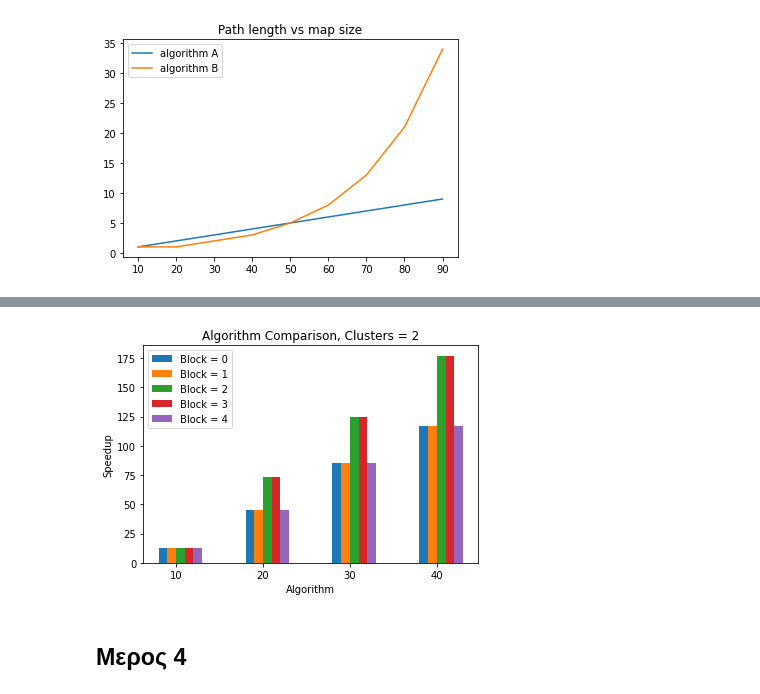
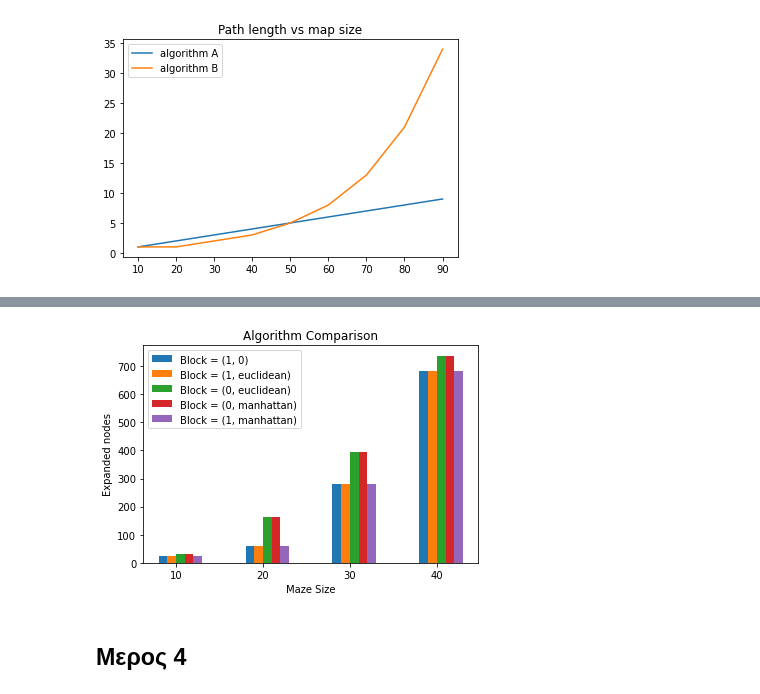
Before and after one commit to steltze/ai-lab, a Jupyter notebook: AI_23_ΕΧ1_v2.ipynb, the cells around one changed output, grey strips where cells are left out. Drawn from its saved outputs; the diff is of its cells as text; code cells hidden in the pictures.

```diff
--- a/AI_23_ΕΧ1_v2.ipynb
+++ b/AI_23_ΕΧ1_v2.ipynb
@@ -581,7 +581,9 @@ x_axis = 1
 
 sizes = [10, 20, 30, 40]
 
-results = np.zeros((5, len(sizes)), dtype=float)
+results_shortest_path = np.zeros((5, len(sizes)), dtype=float)
+results_expanded_nodes = np.zeros((5, len(sizes)), dtype=float)
+
 
 for index, N in enumerate(sizes):
     S = (1,1)
@@ -593,10 +595,12 @@ for index, N in enumerate(sizes):
         for runCount in range(numberOfIterations):
 
             pf = choose_algorith(number, S, F, map)
-            results[number, index] += pf.get_path_lenth()
-        results[number, index] = results[number, index] / numberOfIterations
+            results_shortest_path[number, index] += pf.get_path_lenth()
+            results_expanded_nodes[number, index] += pf.get_complexity()
+        results_shortest_path[number, index] = results_shortest_path[number, index] / numberOfIterations
+        results_expanded_nodes[number, index] = results_expanded_nodes[number, index] / numberOfIterations
 
-print(results)
+print(results_shortest_path)
 
 
 ### YOUR CODE HERE /\
@@ -608,0 +613,12 @@ print(results)
+# %%
+name = ['(1, 0)', '(1, euclidean)', '(0, euclidean)', '(0, manhattan)', '(1, manhattan)']
+
+for method in range(5):
+    plt.bar([index+0.1*(method - 5//2+1/2) for index in range(len(sizes))], [results_shortest_path[method, index] for index in range(len(sizes))], 0.1, label = "Block = {}".format(name[method]))
+
+plt.xticks([0,1,2,3], sizes)
+plt.title("Algorithm Comparison")
+plt.xlabel('Maze Size')
+plt.ylabel('Shortest Path Size')
+plt.legend()
+plt.show()
@@ -609,15 +627,15 @@ print(results)
 # %%
 for method in range(5):
-    plt.bar([index+0.1*(method - 5//2+1/2) for index in range(len(sizes))], [results[method, index] for index in range(len(sizes))], 0.1, label = "Block = {}".format(str(method)))
+    plt.bar([index+0.1*(method - 5//2+1/2) for index in range(len(sizes))], [results_expanded_nodes[method, index] for index in range(len(sizes))], 0.1, label = "Block = {}".format(name[method]))
 
 plt.xticks([0,1,2,3], sizes)
-plt.title("Algorithm Comparison, Clusters = 2")
-plt.xlabel('Algorithm')
-plt.ylabel('Speedup')
+plt.title("Algorithm Comparison")
+plt.xlabel('Maze Size')
+plt.ylabel('Expanded nodes')
 plt.legend()
 plt.show()
 # %% [output]
-[figure, old version]
+[figure, new version]
 # %% [markdown]
 ## Μερος 4
 # %% [markdown]
```
Also changed, not shown: parts of 2 cells of this notebook.
